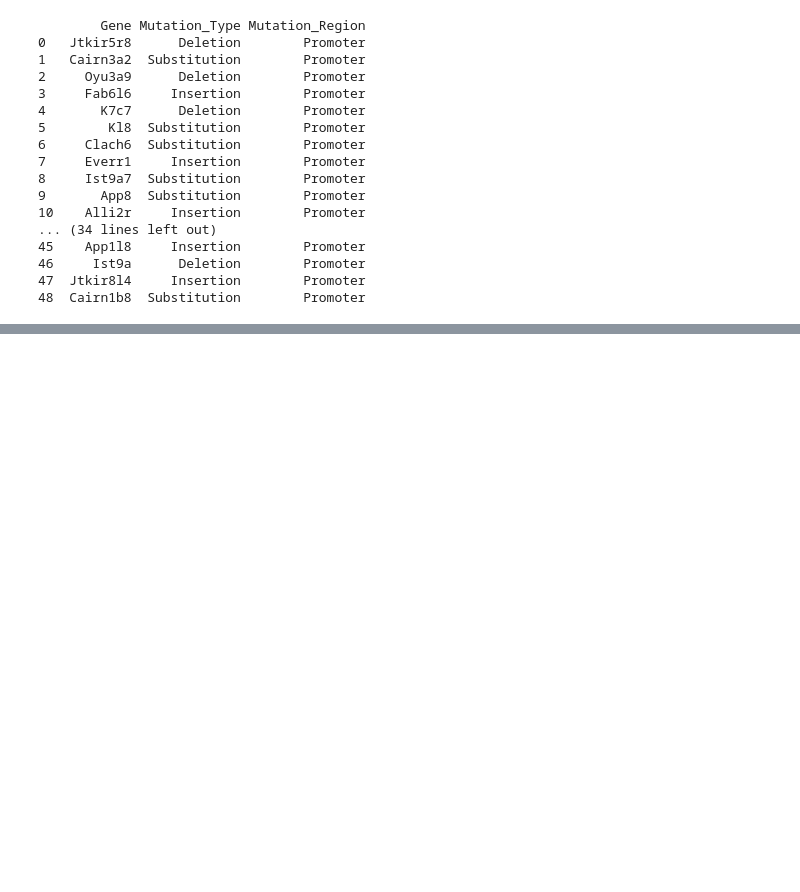
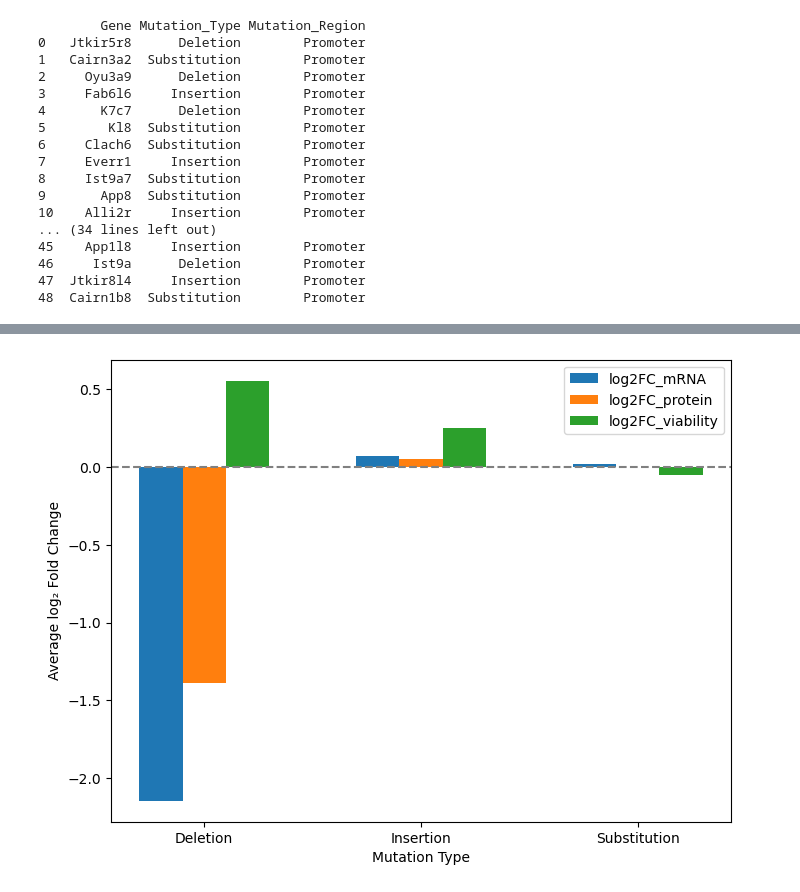
Before and after one commit to eileencalantz/BioComp-Report, a Jupyter notebook: Report 2.ipynb, the cells around one changed output, grey strips where cells are left out. Saved outputs shown, nothing was run; the diff lists cells and outputs as text; code cells hidden in the pictures; blank space fills up the shorter version.

```diff
--- a/Report 2.ipynb
+++ b/Report 2.ipynb
@@ -307,0 +236,24 @@ plt.show()
+# %%
+# --- Created a Bar plot for effect of mutation type on expression & viability based on log2 fold change ---
+grouped_means = df.groupby("Mutation_Type")[["log2FC_mRNA", "log2FC_protein", "log2FC_viability"]].mean()
+
+mutation_types = grouped_means.index.tolist()
+metrics = grouped_means.columns.tolist()
+values = grouped_means.values.T
+
+x = np.arange(len(mutation_types))
+width = 0.2
+
+fig, ax = plt.subplots(figsize=(8, 6))
+for i, metric in enumerate(metrics):
+    ax.bar(x + i * width - width, values[i], width, label=metric)
+
+ax.set_xticks(x)
+ax.set_xticklabels(mutation_types)
+ax.set_xlabel("Mutation Type")
+ax.set_ylabel("Average log₂ Fold Change")
+ax.axhline(0, linestyle="--", color="gray")
+ax.legend()
+plt.show()
+# %% [output]
+[figure, added]
```
Also changed, not shown: parts of 21 cells of this notebook.
